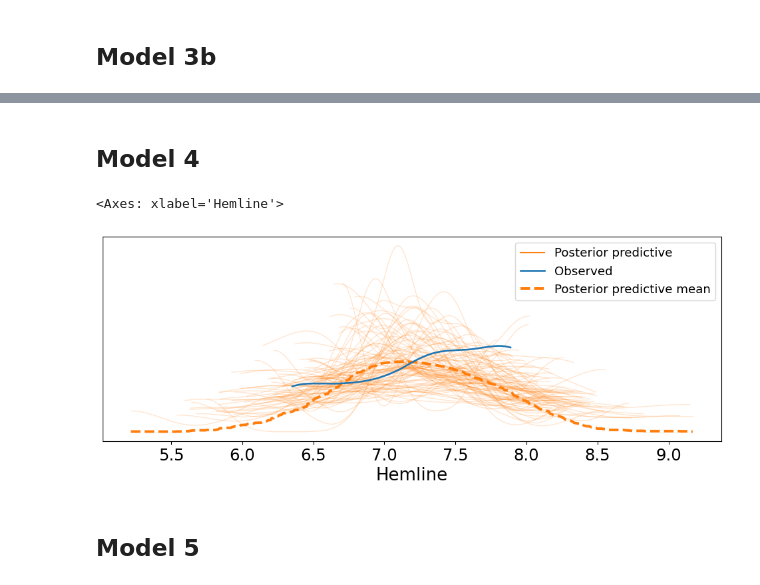
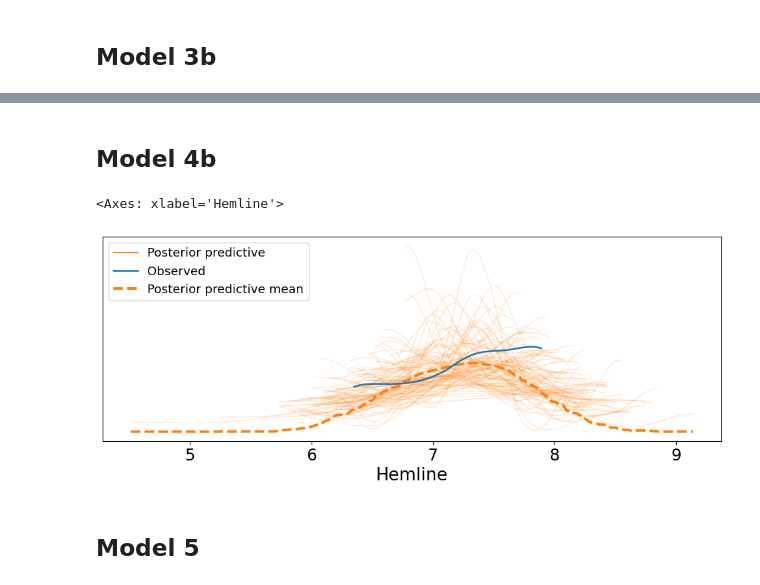
Before and after one commit to sanganalasya-hash/Data-Science, a Jupyter notebook: AP_Research.ipynb, the cells around one changed output, grey strips where cells are left out. Drawn from its saved outputs; the diff is of its cells as text; code cells hidden in the pictures.

```diff
--- a/AP_Research.ipynb
+++ b/AP_Research.ipynb
@@ -203,8 +219,11 @@ az.plot_ppc(idata_3b, num_pp_samples=100, figsize=(12, 4), colors=["C1", "C0", "
 # %% [markdown]
-## Model 4
+## Model 4b
 # %%
-#define the model
-model_4 = bmb.Model("`Hemline` ~ `Unemployment` + `Income`", data=econ_1)
-#fit the model, generating posterior predictive samples directly
-idata_4 = model_4.fit(idata_kwargs={'log_likelihood': True}, posterior_predictive=True)
+# Create the interaction term explicitly in econ_1
+econ_1['CCI_Unemployment_interaction'] = econ_1['CCI'] * econ_1['Unemployment']
+
+#define the model using the new interaction term
+model_4b = bmb.Model("`Hemline` ~ `CCI` + `Unemployment` + `CCI_Unemployment_interaction` + `Year`", data=econ_1)
+#fit the model, generating posterior predictive samples directly, increasing target_accept to mitigate divergences
+idata_4b = model_4b.fit(idata_kwargs={'log_likelihood': True}, posterior_predictive=True, nuts_args={'target_accept': 0.95})
 # %%
@@ -212,8 +231,8 @@ pp_idata_4 = model_4.predict(idata_4, kind='response')
 # %%
-az.plot_ppc(idata_4, num_pp_samples=100, figsize=(12, 4), colors=["C1", "C0", "C1"])
+az.plot_ppc(idata_4b, num_pp_samples=100, figsize=(12, 4), colors=["C1", "C0", "C1"])
 # %% [output]
 <Axes: xlabel='Hemline'>
-[figure, old version]
+[figure, new version]
 # %% [markdown]
 ## Model 5
 # %%
```
Also changed, not shown: parts of 35 cells of this notebook.
